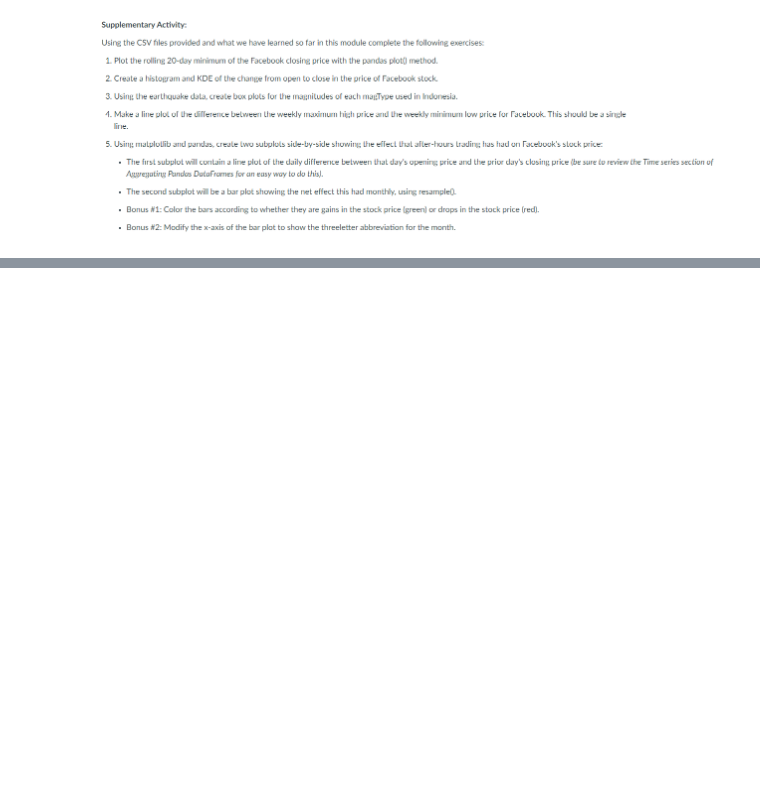
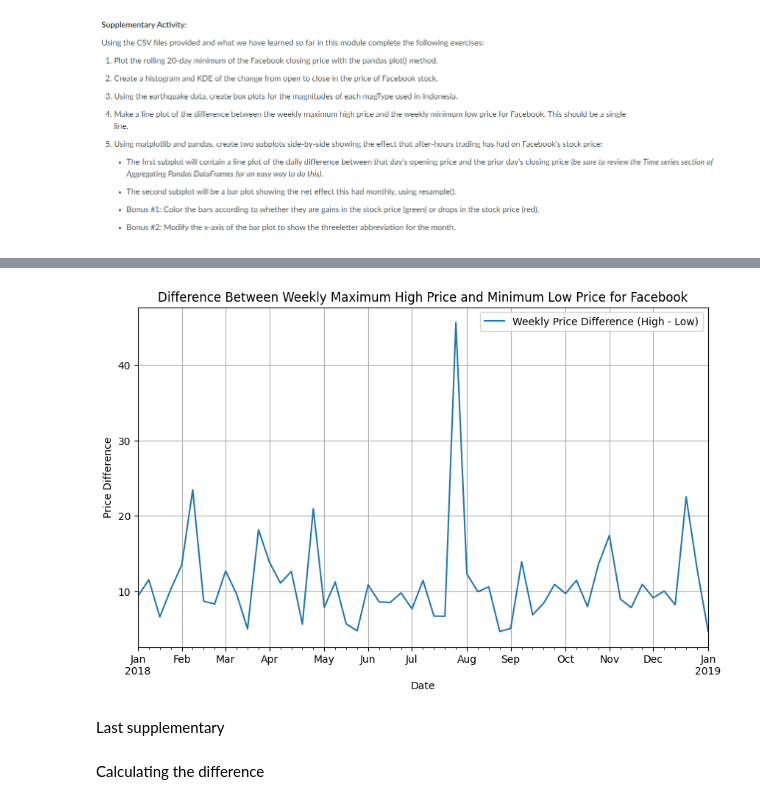
Before and after one commit to Jhill-Cabos/CPE311_Computational-Thinking-with-Python, a Jupyter notebook: MIDTERMS/HOA 9.1 (CABOS)/CABOS_Hands_on_Activity_9_1_Data_Visualization_using_Pandas_and_Matplotlib.ipynb, the cells around one changed output, grey strips where cells are left out. Cells and saved outputs as stored; diff of their text form; code cells hidden in the pictures; blank space fills up the shorter version.

```diff
--- a/MIDTERMS/HOA 9.1 (CABOS)/CABOS_Hands_on_Activity_9_1_Data_Visualization_using_Pandas_and_Matplotlib.ipynb
+++ b/MIDTERMS/HOA 9.1 (CABOS)/CABOS_Hands_on_Activity_9_1_Data_Visualization_using_Pandas_and_Matplotlib.ipynb
@@ -672,0 +768,26 @@ fig = bootstrap_plot(fb.volume, fig=plt.figure(figsize=(10, 6)))
+# %%
+# converting the date so we can plot it
+fb_plot['date'] = pd.to_datetime(fb_plot['date'])
+fb_plot.set_index('date', inplace=True)
+# %%
+# here is how we calculate weekly high and low from one another
+weekly_max_high = fb_plot['high'].resample('W').max()
+weekly_min_low = fb_plot['low'].resample('W').min()
+# %%
+# the difference between high and low
+weekly_price_difference = weekly_max_high - weekly_min_low
+# %%
+plt.figure(figsize=(10, 6))
+weekly_price_difference.plot(label='Weekly Price Difference (High - Low)')
+plt.title('Difference Between Weekly Maximum High Price and Minimum Low Price for Facebook')
+plt.xlabel('Date')
+plt.ylabel('Price Difference')
+plt.legend()
+plt.grid(True)
+plt.show()
+# %% [output]
+[figure, added]
+# %% [markdown]
+Last supplementary
+# %% [markdown]
+Calculating the difference
```
Also changed, not shown: parts of 35 cells of this notebook.
